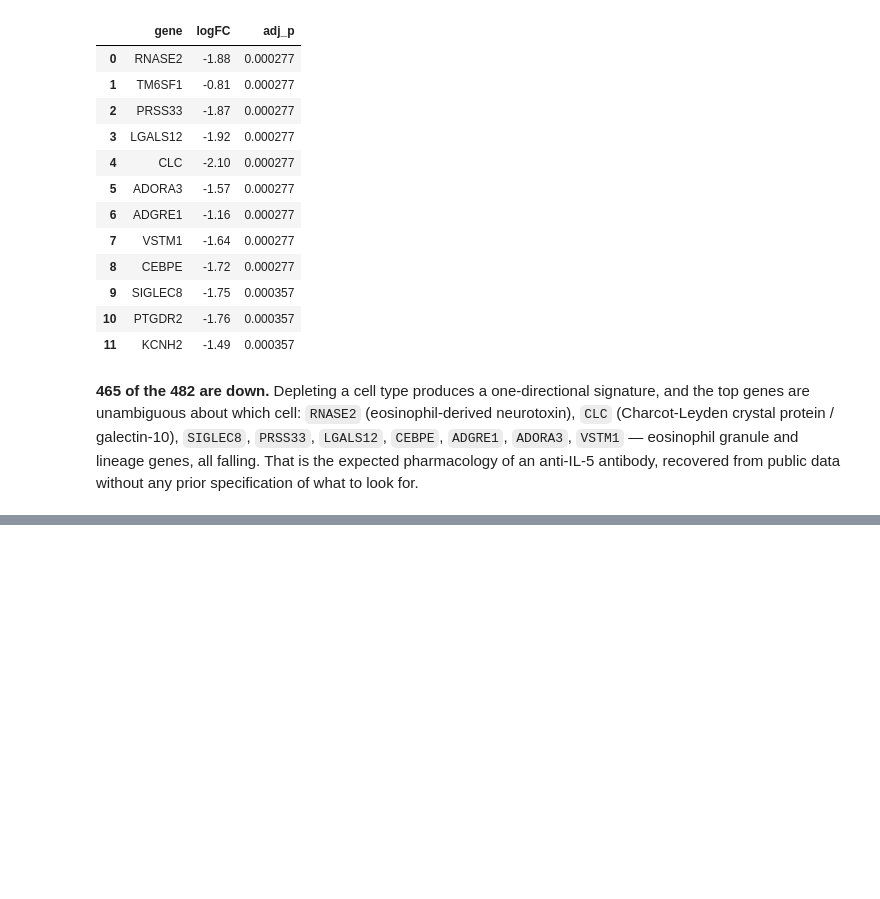
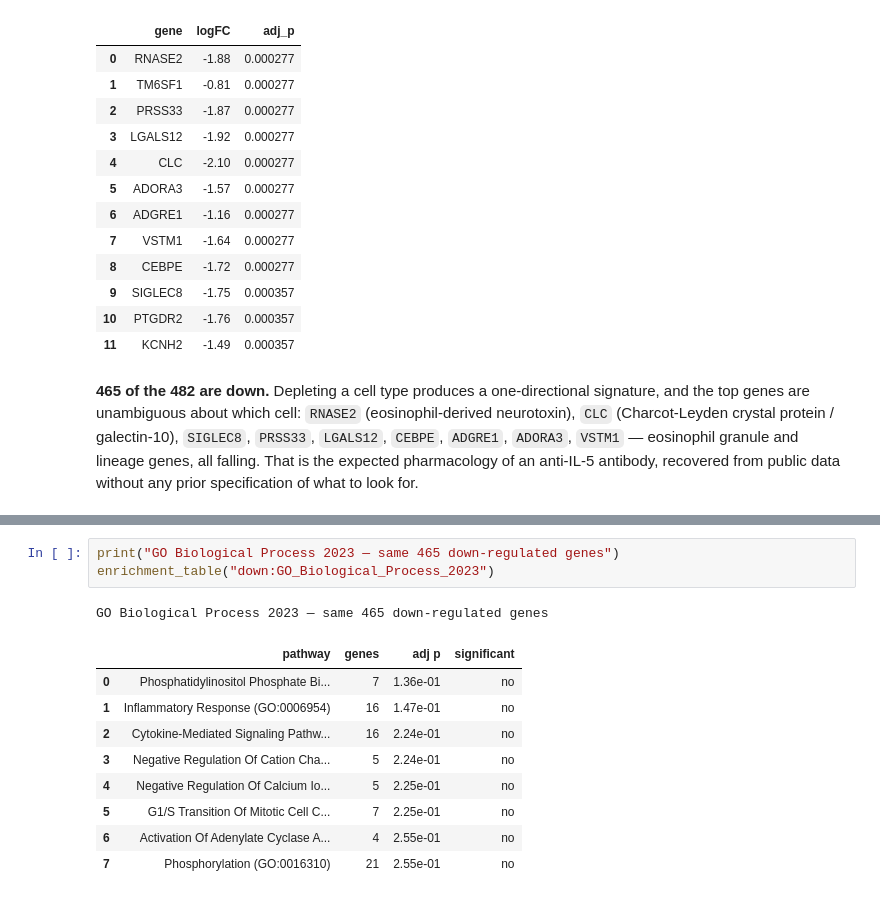
Before and after one commit to andrewsu/translator-nde, a Jupyter notebook: notebooks/asthma_translator_nde.ipynb, the cells around one changed output, grey strips where cells are left out. Saved outputs shown, nothing was run; the diff lists cells and outputs as text; blank space fills up the shorter version.

```diff
--- a/notebooks/asthma_translator_nde.ipynb
+++ b/notebooks/asthma_translator_nde.ipynb
@@ -720,0 +675,14 @@ invisible to GO BP.
+# %%
+print("GO Biological Process 2023 — same 465 down-regulated genes")
+enrichment_table("down:GO_Biological_Process_2023")
+# %% [output]
+GO Biological Process 2023 — same 465 down-regulated genes
+|  | pathway | genes | adj p | significant |
+| 0 | Phosphatidylinositol Phosphate Bi... | 7 | 1.36e-01 | no |
+| 1 | Inflammatory Response (GO:0006954) | 16 | 1.47e-01 | no |
+| 2 | Cytokine-Mediated Signaling Pathw... | 16 | 2.24e-01 | no |
+| 3 | Negative Regulation Of Cation Cha... | 5 | 2.24e-01 | no |
+| 4 | Negative Regulation Of Calcium Io... | 5 | 2.25e-01 | no |
+| 5 | G1/S Transition Of Mitotic Cell C... | 7 | 2.25e-01 | no |
+| 6 | Activation Of Adenylate Cyclase A... | 4 | 2.55e-01 | no |
+| 7 | Phosphorylation (GO:0016310) | 21 | 2.55e-01 | no |
```
Also changed, not shown: parts of 13 cells of this notebook.
